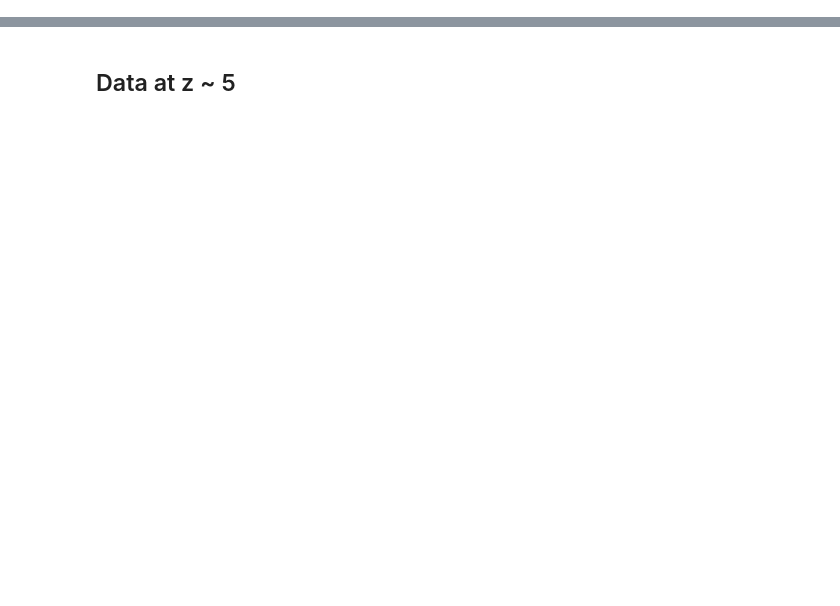
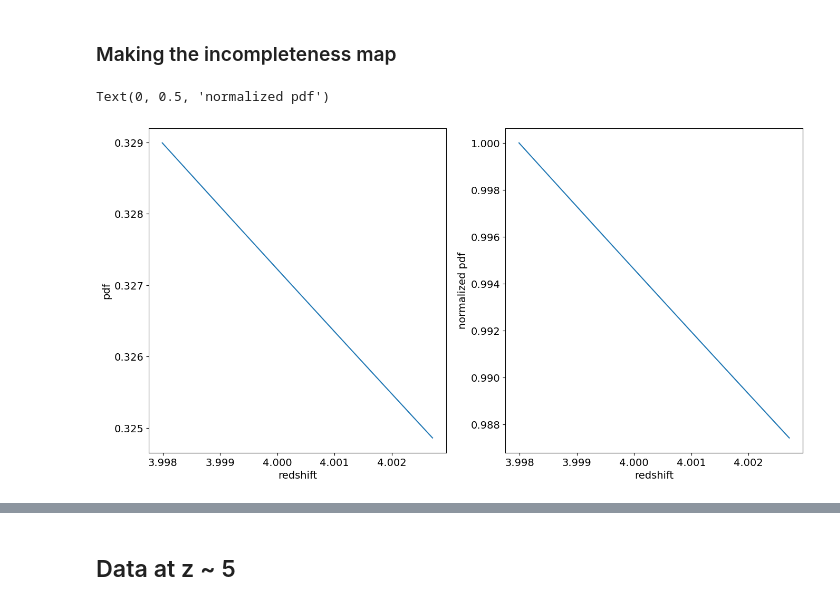
Before and after one commit to VibinRam/DP2, a Jupyter notebook: Codes/Clustering_simulation/MBIIdatacorr.ipynb, the cells around one changed output, grey strips where cells are left out. Drawn from its saved outputs; the diff is of its cells as text; code cells hidden in the pictures; blank space fills up the shorter version.

```diff
--- a/Codes/Clustering_simulation/MBIIdatacorr.ipynb
+++ b/Codes/Clustering_simulation/MBIIdatacorr.ipynb
@@ -251,0 +270,45 @@ for i in range(len(bin_mids)):
+# %% [markdown]
+### Making the incompleteness map
+# %%
+## Making of the incompleteness map
+from astropy.io import ascii
+import astropy.units as u
+import astropy.cosmology.units as cu
+from astropy.cosmology import WMAP3
+
+DP2_DIRECTORY = "/home/vibin/MyFolder/WorkDesk/DP2/"
+
+shen_file_name = DP2_DIRECTORY + "Data/shen_quasar_sample_datafile1.txt"
+shen_data = ascii.read(shen_file_name)
+sub_flag = shen_data.columns[8]
+good_flag = shen_data.columns[9]
+pos = np.where(sub_flag == 1)
+pos_good = np.where(good_flag == 1)
+red_col_shen_good = shen_data.columns[5][pos_good].value
+
+z_data = red_col_shen_good[:, np.newaxis]
+kde_model = KernelDensity(kernel='gaussian', bandwidth=0.1).fit(z_data)
+
+z_bin_size_inc = 50 # This z is the z axis not redshift
+z_bin_new = np.arange(np.min(bh_pos_z), np.max(bh_pos_z), z_bin_size_inc)
+z_bin_mid_new = (z_bin_new + z_bin_size_inc/2)[:-1]
+
+start_red = 4.0 #Starting redshift
+start_dist = np.round((start_red * cu.redshift).to(u.Mpc, cu.redshift_distance(WMAP3, kind="comoving")))  #Distance in Mpc corresponding to starting redshift
+red_mids = (start_dist + z_bin_mid_new * np.power(10.0, -3) * u.Mpc).to(cu.redshift, cu.redshift_distance(WMAP3, kind="comoving")) #Redshifts of the z_bin_mid_new offset values of start dist.
+log_dens_shen = kde_model.score_samples(red_mids[:, np.newaxis])                                                                   #Note the z axis is just box coordinates in Mpc
+pdf_shen = np.exp(log_dens_shen)  #Here we draw a n(z) distribution for these red_mids from the smoothed kde model.
+
+pdf_shen_norm1 = pdf_shen/np.max(pdf_shen)
+
+fig, (ax1, ax2) = plt.subplots(1,2, figsize = (16, 8))
+
+ax1.plot(red_mids, pdf_shen)
+ax2.plot(red_mids, pdf_shen_norm1)
+ax1.set_xlabel("redshift")
+ax1.set_ylabel('pdf')
+ax2.set_xlabel("redshift")
+ax2.set_ylabel("normalized pdf")
+# %% [output]
+Text(0, 0.5, 'normalized pdf')
+[figure, added]
```
Also changed, not shown: parts of 38 cells of this notebook, 8 other files.
